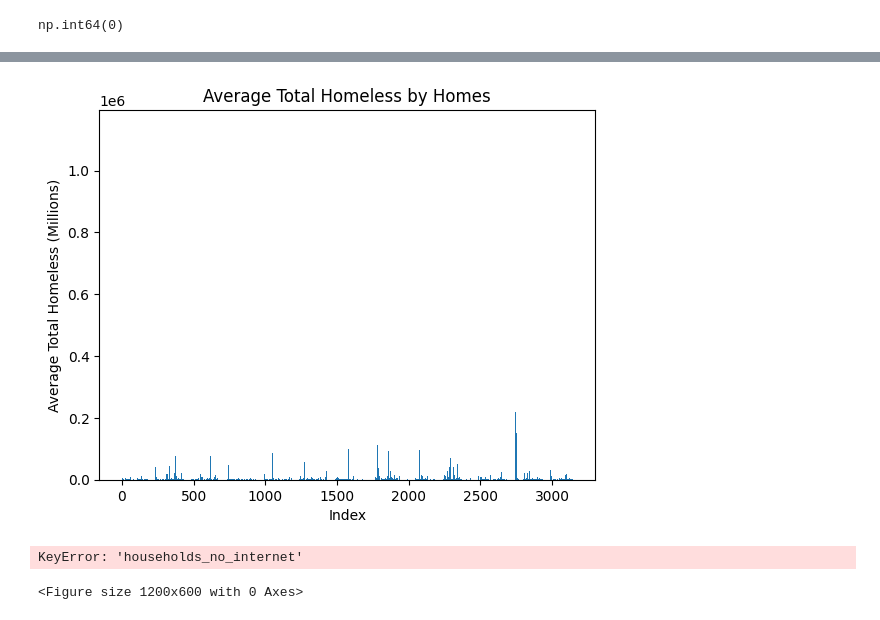
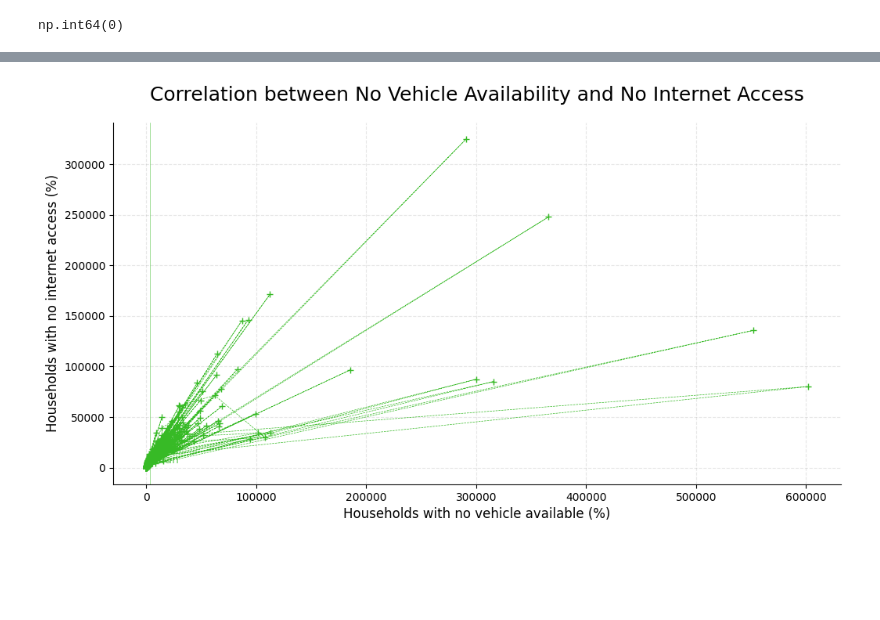
Before and after one commit to fmassaro1966/CYSocialDeterminatesFM, a Jupyter notebook: Notebook/Socialdeterminants2.ipynb, the cells around one changed output, grey strips where cells are left out. Saved outputs shown, nothing was run; the diff lists cells and outputs as text; code cells hidden in the pictures; blank space fills up the shorter version.

```diff
--- a/Notebook/Socialdeterminants2.ipynb
+++ b/Notebook/Socialdeterminants2.ipynb
@@ -209,7 +171,7 @@ if 'pd' not in globals():
 	import pandas as pd
 
 if 'df' not in globals():
-	df = pd.read_csv('FMsocial-deter.csv')
+	df = pd.read_csv('Data/FMsocial-deter.csv')
 
 print("All columns in the dataset:")
 print(df.columns.tolist())
@@ -236,7 +198,7 @@ df.head(10)
 if 'csv_path' in globals() and csv_path is not None:
     df = pd.read_csv(csv_path)
 else:
-    df = pd.read_csv('FMsocial-deter.csv')
+    df = pd.read_csv('Data/FMsocial-deter.csv')
 
 columns_to_delete = [
     "E_MINRTY",
@@ -271,20 +233,3 @@ dtype: int64
 df.duplicated(keep=False).sum()
 # %% [output]
 np.int64(0)
-# %%
-if "csv_path" in globals() and csv_path is not None:
-    	df = pd.read_csv(csv_path)
-else:
-	df = pd.read_csv("FMsocial-deter.csv")
-
-# Ensure columns are renamed as in the rest of the notebook
-df = df.rename(columns=rename_map)
-
-# Create the bar chart
-plt.figure(figsize=(10, 6))
-plt.bar(df.index, df["population_below_150_percent_poverty"])
-plt.xlabel("Index")
-plt.ylabel("KY")
-plt.title("Ind")
-plt.tight_layout()
-plt.show()
@@ -293,16 +236,3 @@ plt.show()
-# %%
-"population_below_150_percent_poverty"
-# use the existing Series 'housing_burden' (from df['housing_cost_burdened_households']) --- IGNORE ---
-if 'housing_burden' not in globals():
-	housing_burden = df['housing_cost_burdened_households']
-
-plt.bar(housing_burden.index, housing_burden.values)
-plt.xlabel("Index")
-plt.ylabel("Average Total Homeless (Millions)")
-plt.title("Average Total Homeless by Homes")
-plt.show()
-# %% [output]
-[figure, removed]
 # %%
 # Use the existing dataframe loaded in earlier cells
 df = df.copy()
@@ -319,14 +249,24 @@ internet_col_candidates = [
 
 internet_col = next((col for col in internet_col_candidates if col in df.columns), None)
 
+vehicle_col_candidates = [
+    "households_no_vehicle",
+    "E_NOVEH",
+    "EP_NOVEH"
+]
+vehicle_col = next((col for col in vehicle_col_candidates if col in df.columns), None)
+
 if internet_col is None:
     print("No internet-access column found. Available columns:")
+    print(df.columns.tolist())
+elif vehicle_col is None:
+    print("No no-vehicle column found. Available columns:")
     print(df.columns.tolist())
 else:
     plt.figure(figsize=(12, 6))
 
     plt.plot(
-        df['households_no_vehicle'],
+        df[vehicle_col],
         df[internet_col],
         marker='+',
         linestyle='--',
@@ -335,33 +275,32 @@ else:
     )
 
     plt.xlabel("Households with no vehicle available (%)", fontsize=12)
     plt.ylabel("Households with no internet access (%)", fontsize=12)
     plt.title("Correlation between No Vehicle Availability and No Internet Access", fontsize=18, pad=20)
 
     ax = plt.gca()
     ax.spines['top'].set_visible(False)
     ax.spines['right'].set_visible(False)
 
-    mean_x = df['households_no_vehicle'].mean()
+    mean_x = df[vehicle_col].mean()
     mean_y = df[internet_col].mean()
     ax.axvline(
         mean_x,
         color="#37BA26BA",
         linewidth=0.5,
         alpha=0.7
     )
 
     ax.text(
         mean_x + 0.5,
         mean_y,
         "Mean",
         color="#37BA26BA",
         fontsize=10
     )
 
     ax.grid(True, linestyle='--', alpha=0.3)
 
     plt.show()
 # %% [output]
-KeyError: 'households_no_internet'
-<Figure size 1200x600 with 0 Axes>
+[figure, added]
```
Also changed, not shown: parts of 9 cells of this notebook, 1 other file.
